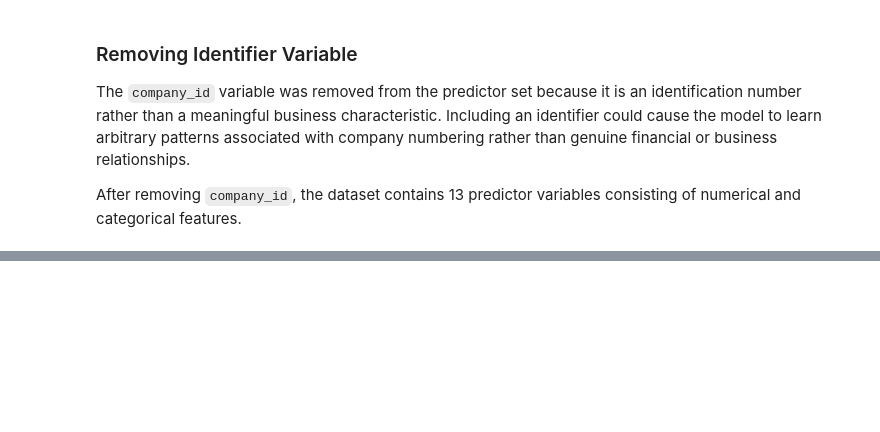
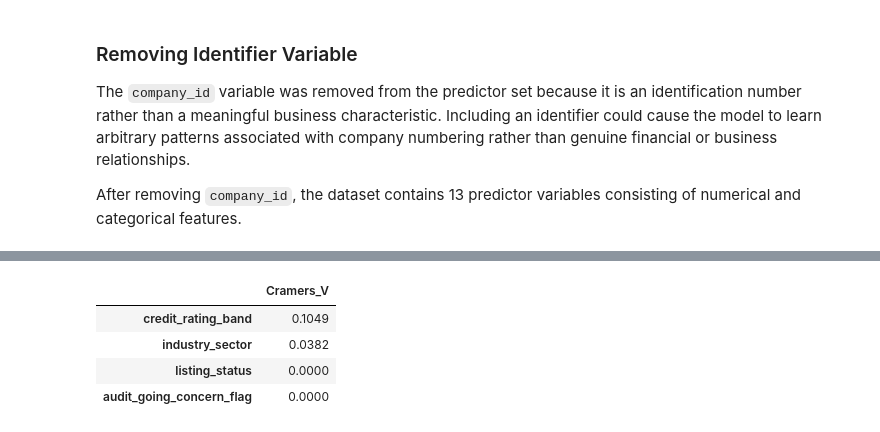
Before and after one commit to GraceChelangat/BI-ClassificationC1, a Jupyter notebook: notebooks/classification_corporate_financial_distress.ipynb, the cells around one changed output, grey strips where cells are left out. Saved outputs shown, nothing was run; the diff lists cells and outputs as text; code cells hidden in the pictures; blank space fills up the shorter version.

```diff
--- a/notebooks/classification_corporate_financial_distress.ipynb
+++ b/notebooks/classification_corporate_financial_distress.ipynb
@@ -591,0 +714,31 @@ After removing `company_id`, the dataset contains 13 predictor variables consist
+# %%
+# Cross Check
+from scipy import stats as scipy_stats
+
+def cramers_v(confusion_matrix):
+    chi2_stat = scipy_stats.chi2_contingency(confusion_matrix)[0]
+    n = confusion_matrix.sum().sum()
+    phi2 = chi2_stat / n
+    r, k = confusion_matrix.shape
+
+    phi2_corrected = max(0, phi2 - ((k - 1) * (r - 1)) / (n - 1))
+    r_corrected = r - ((r - 1) ** 2) / (n - 1)
+    k_corrected = k - ((k - 1) ** 2) / (n - 1)
+    return np.sqrt(phi2_corrected / min(k_corrected - 1, r_corrected - 1))
+
+cramers_results = {}
+for col in categorical_features:
+    contingency = pd.crosstab(categorical_train[col], y_train)
+    cramers_results[col] = cramers_v(contingency.values)
+
+cramers_df = pd.DataFrame.from_dict(
+    cramers_results, orient="index", columns=["Cramers_V"]
+).sort_values("Cramers_V", ascending=False)
+
+cramers_df.round(4)
+# %% [output]
+|  | Cramers_V |
+| credit_rating_band | 0.1049 |
+| industry_sector | 0.0382 |
+| listing_status | 0.0000 |
+| audit_going_concern_flag | 0.0000 |
```
Also changed, not shown: parts of 11 cells of this notebook.
